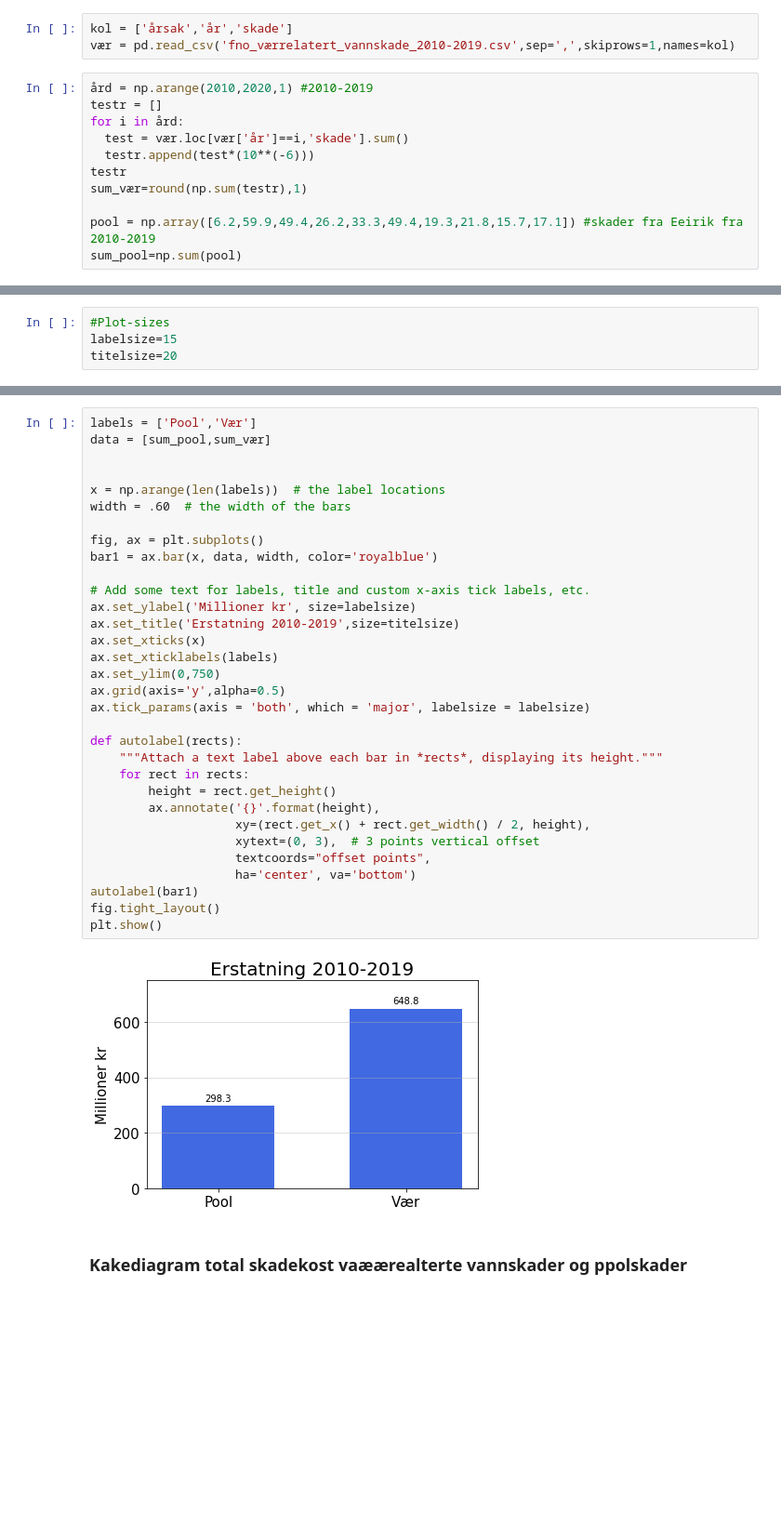
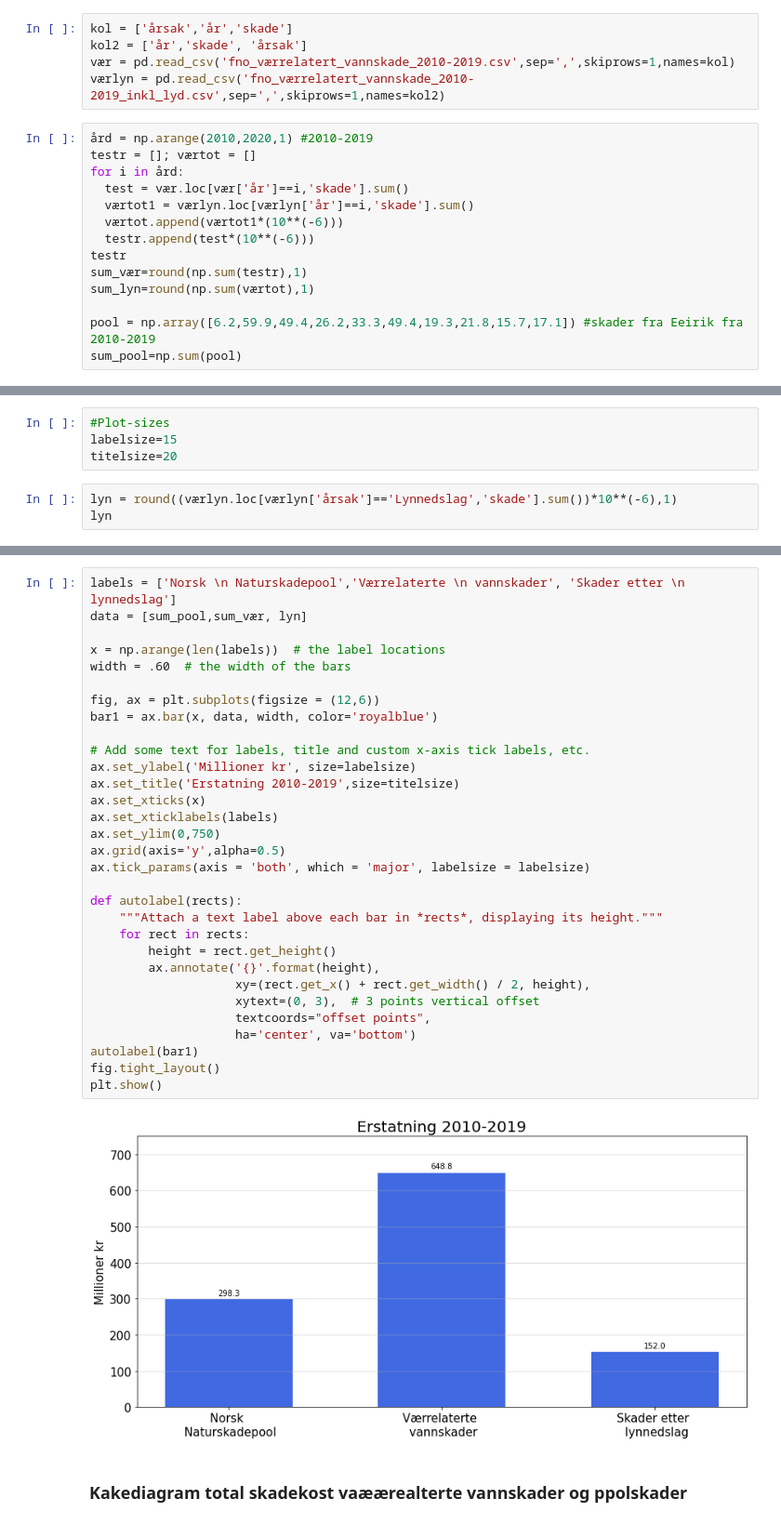
Before and after one commit to eirikngard/Eika, a Jupyter notebook: Eika_vs_FNO.ipynb, the cells around one changed output, grey strips where cells are left out. Shown: that part at 93% size. Drawn from its saved outputs; the diff is of its cells as text; blank space fills up the shorter version.

```diff
--- a/Eika_vs_FNO.ipynb
+++ b/Eika_vs_FNO.ipynb
@@ -20,15 +21,20 @@ Saving fno_værrelatert_vannskade_2010-2019.csv to fno_værrelatert_vannskade_20
 (Tilstopp, frost og vann utenfra)
 # %%
 kol = ['årsak','år','skade']
+kol2 = ['år','skade', 'årsak']
 vær = pd.read_csv('fno_værrelatert_vannskade_2010-2019.csv',sep=',',skiprows=1,names=kol)
+værlyn = pd.read_csv('fno_værrelatert_vannskade_2010-2019_inkl_lyd.csv',sep=',',skiprows=1,names=kol2)
 # %%
 ård = np.arange(2010,2020,1) #2010-2019
-testr = []
+testr = []; værtot = []
 for i in ård:
   test = vær.loc[vær['år']==i,'skade'].sum()
+  værtot1 = værlyn.loc[værlyn['år']==i,'skade'].sum()
+  værtot.append(værtot1*(10**(-6)))
   testr.append(test*(10**(-6)))
 testr
 sum_vær=round(np.sum(testr),1)
+sum_lyn=round(np.sum(værtot),1)
 
 pool = np.array([6.2,59.9,49.4,26.2,33.3,49.4,19.3,21.8,15.7,17.1]) #skader fra Eeirik fra 2010-2019
 sum_pool=np.sum(pool)
@@ -38,3 +42,6 @@ vær
 #Plot-sizes
 labelsize=15
 titelsize=20
+# %%
+lyn = round((værlyn.loc[værlyn['årsak']=='Lynnedslag','skade'].sum())*10**(-6),1)
+lyn
@@ -41,37 +50,36 @@ titelsize=20
 # %%
-labels = ['Pool','Vær']
-data = [sum_pool,sum_vær]
-
+labels = ['Norsk \n Naturskadepool','Værrelaterte \n vannskader', 'Skader etter \n lynnedslag']
+data = [sum_pool,sum_vær, lyn]
 
 x = np.arange(len(labels))  # the label locations
 width = .60  # the width of the bars
 
-fig, ax = plt.subplots()
+fig, ax = plt.subplots(figsize = (12,6))
 bar1 = ax.bar(x, data, width, color='royalblue')
 
 # Add some text for labels, title and custom x-axis tick labels, etc.
 ax.set_ylabel('Millioner kr', size=labelsize)
 ax.set_title('Erstatning 2010-2019',size=titelsize)
 ax.set_xticks(x)
 ax.set_xticklabels(labels)
 ax.set_ylim(0,750)
 ax.grid(axis='y',alpha=0.5)
 ax.tick_params(axis = 'both', which = 'major', labelsize = labelsize)
 
 def autolabel(rects):
     """Attach a text label above each bar in *rects*, displaying its height."""
     for rect in rects:
         height = rect.get_height()
         ax.annotate('{}'.format(height),
                     xy=(rect.get_x() + rect.get_width() / 2, height),
                     xytext=(0, 3),  # 3 points vertical offset
                     textcoords="offset points",
                     ha='center', va='bottom')
 autolabel(bar1)
 fig.tight_layout()
 plt.show()
 # %% [output]
-[figure, old version]
+[figure, new version]
 # %% [markdown]
 ### Kakediagram total skadekost vaæærealterte vannskader og ppolskader
 # %% [markdown]
```
Also changed, not shown: parts of 17 cells of this notebook.
